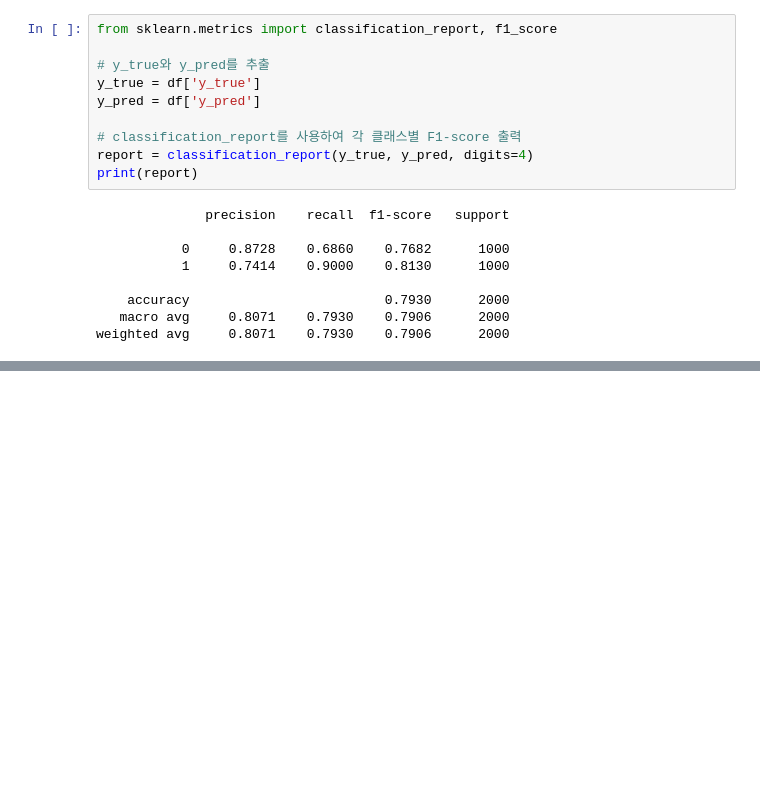
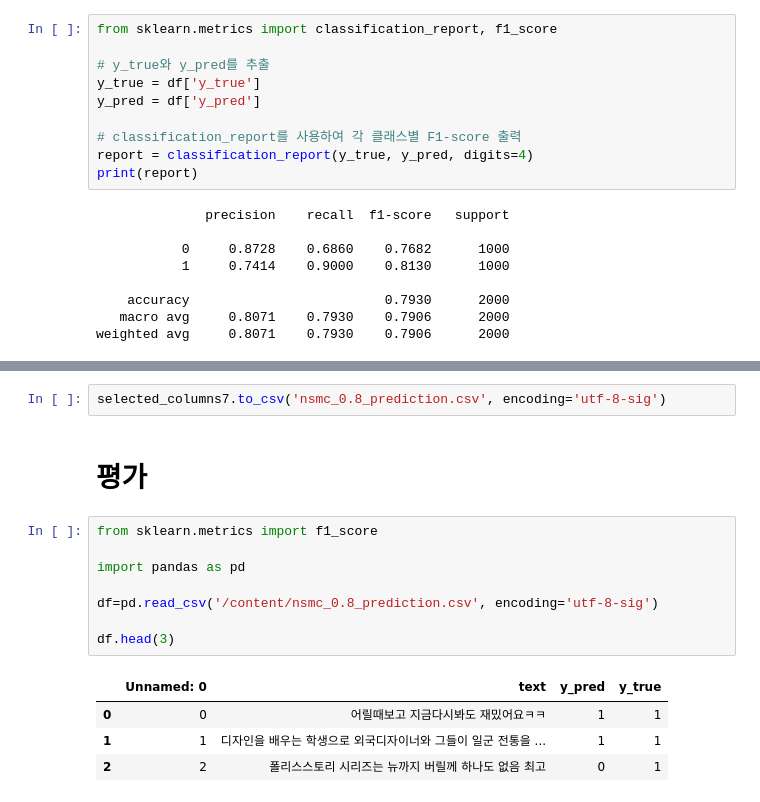
Before and after one commit to KorStats/skku, a Jupyter notebook: (최종)_kobert_nsmc_0_8_ipynb.ipynb, the cells around one changed output, grey strips where cells are left out. Drawn from its saved outputs; the diff is of its cells as text; blank space fills up the shorter version.

```diff
--- a/(최종)_kobert_nsmc_0_8_ipynb.ipynb
+++ b/(최종)_kobert_nsmc_0_8_ipynb.ipynb
@@ -485,0 +613,17 @@ weighted avg     0.8071    0.7930    0.7906      2000
+# %%
+selected_columns7.to_csv('nsmc_0.8_prediction.csv', encoding='utf-8-sig')
+# %% [markdown]
+# 평가
+# %%
+from sklearn.metrics import f1_score
+
+import pandas as pd
+
+df=pd.read_csv('/content/nsmc_0.8_prediction.csv', encoding='utf-8-sig')
+
+df.head(3)
+# %% [output]
+|  | Unnamed: 0 | text | y_pred | y_true |
+| 0 | 0 | 어릴때보고 지금다시봐도 재밌어요ㅋㅋ | 1 | 1 |
+| 1 | 1 | 디자인을 배우는 학생으로 외국디자이너와 그들이 일군 전통을 ... | 1 | 1 |
+| 2 | 2 | 폴리스스토리 시리즈는 뉴까지 버릴께 하나도 없음 최고 | 0 | 1 |
```
Also changed, not shown: parts of 10 cells of this notebook.
